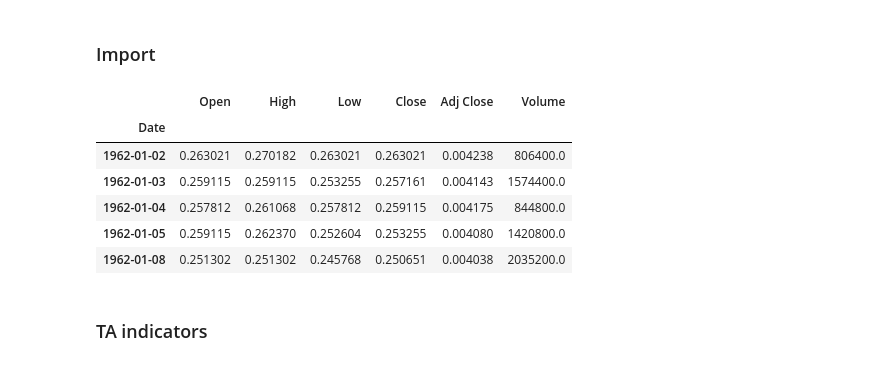
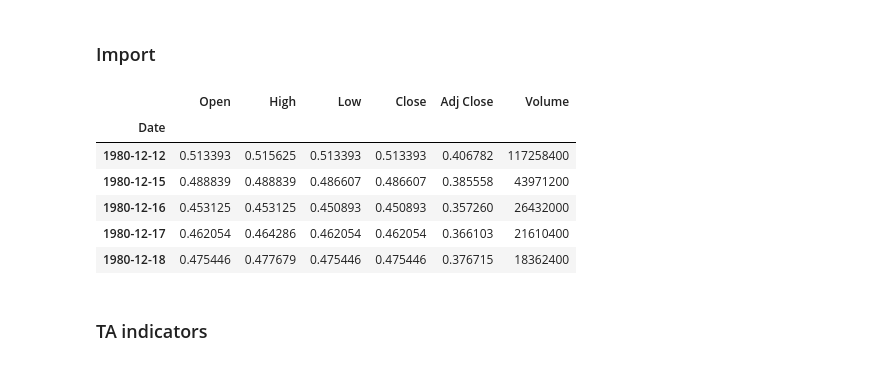
Before and after one commit to vuanhhuyhlqn/stock_predict_ML, a Jupyter notebook: lstm.ipynb, the cells around one changed output. Cells and saved outputs as stored; diff of their text form; code cells hidden in the pictures.

```diff
--- a/lstm.ipynb
+++ b/lstm.ipynb
@@ -16,17 +17,17 @@ from sklearn.metrics import root_mean_squared_error
 # %%
-df = pd.read_csv("./data/stocks/KO.csv", sep=',')
+df = pd.read_csv("./data/stocks/AAPL.csv", sep=',')
 df['Date'] = pd.to_datetime(df['Date'])
 df.index = range(len(df))
 df.set_index('Date', inplace=True)
 df.head()
 # %% [output]
 |  | Open | High | Low | Close | Adj Close | Volume |
 | Date |  |  |  |  |  |  |
-| 1962-01-02 | 0.263021 | 0.270182 | 0.263021 | 0.263021 | 0.004238 | 806400.0 |
-| 1962-01-03 | 0.259115 | 0.259115 | 0.253255 | 0.257161 | 0.004143 | 1574400.0 |
-| 1962-01-04 | 0.257812 | 0.261068 | 0.257812 | 0.259115 | 0.004175 | 844800.0 |
-| 1962-01-05 | 0.259115 | 0.262370 | 0.252604 | 0.253255 | 0.004080 | 1420800.0 |
-| 1962-01-08 | 0.251302 | 0.251302 | 0.245768 | 0.250651 | 0.004038 | 2035200.0 |
+| 1980-12-12 | 0.513393 | 0.515625 | 0.513393 | 0.513393 | 0.406782 | 117258400 |
+| 1980-12-15 | 0.488839 | 0.488839 | 0.486607 | 0.486607 | 0.385558 | 43971200 |
+| 1980-12-16 | 0.453125 | 0.453125 | 0.450893 | 0.450893 | 0.357260 | 26432000 |
+| 1980-12-17 | 0.462054 | 0.464286 | 0.462054 | 0.462054 | 0.366103 | 21610400 |
+| 1980-12-18 | 0.475446 | 0.477679 | 0.475446 | 0.475446 | 0.376715 | 18362400 |
 # %% [markdown]
 ### TA indicators
 # %%
```
Also changed, not shown: parts of 10 cells of this notebook.
